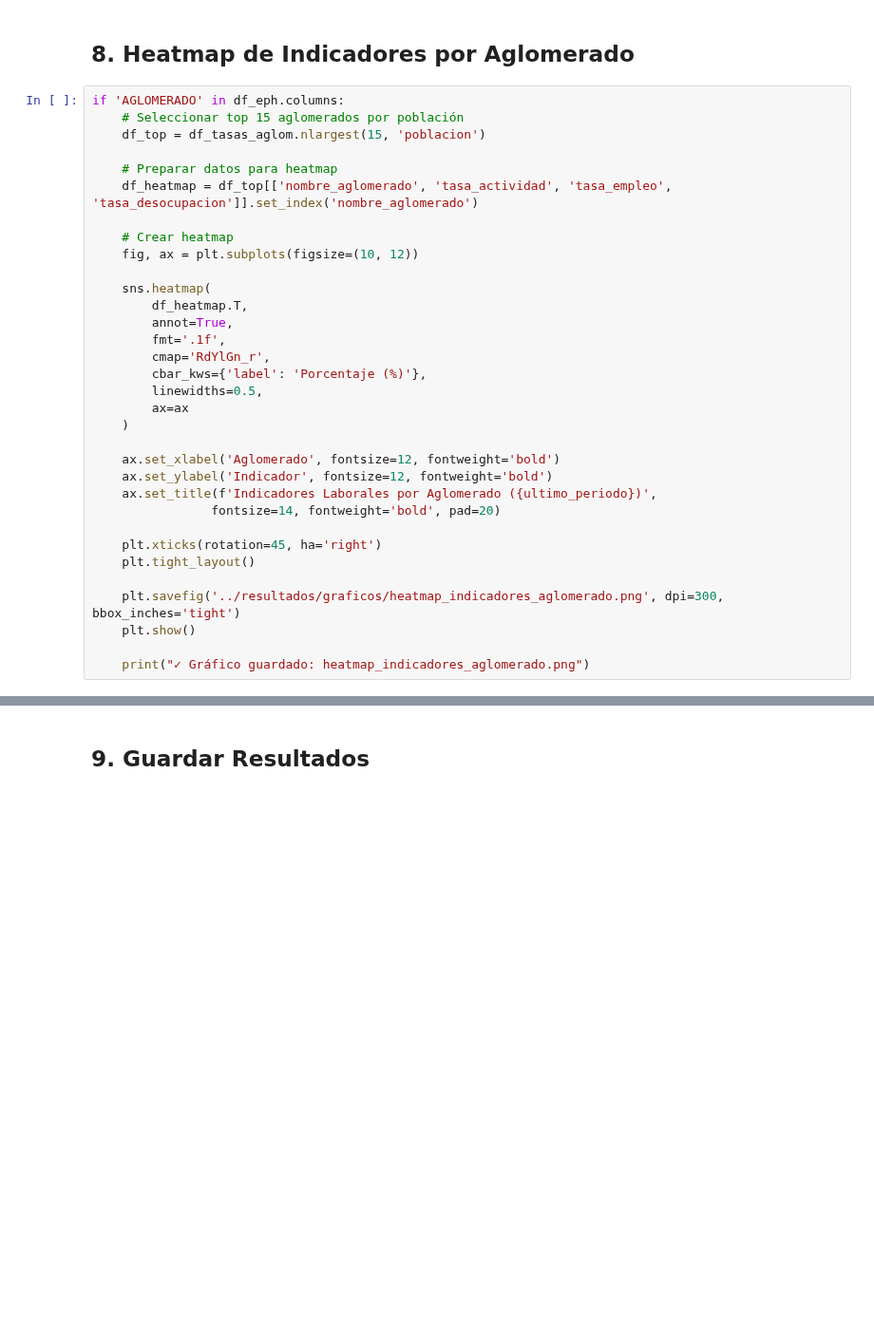
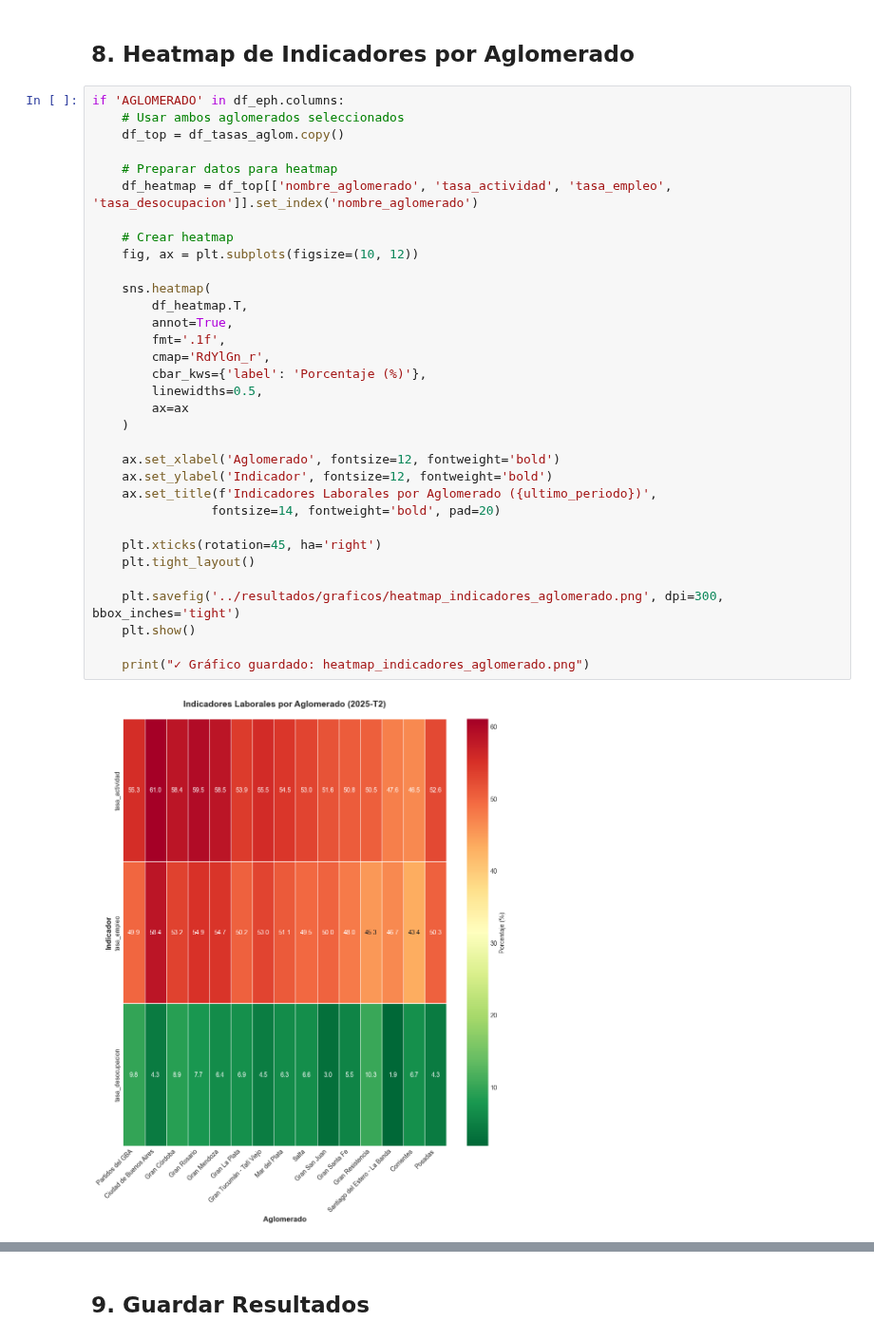
Before and after one commit to Francopuricelli/ANALISIS-DE-DATOS, a Jupyter notebook: notebooks/05_visualizacion_georreferenciada.ipynb, the cells around one changed output, grey strips where cells are left out. Shown at 95% size. Saved outputs shown, nothing was run; the diff lists cells and outputs as text; blank space fills up the shorter version.

```diff
--- a/notebooks/05_visualizacion_georreferenciada.ipynb
+++ b/notebooks/05_visualizacion_georreferenciada.ipynb
@@ -309,34 +315,36 @@ else:
 ## 8. Heatmap de Indicadores por Aglomerado
 # %%
 if 'AGLOMERADO' in df_eph.columns:
-    # Seleccionar top 15 aglomerados por población
-    df_top = df_tasas_aglom.nlargest(15, 'poblacion')
+    # Usar ambos aglomerados seleccionados
+    df_top = df_tasas_aglom.copy()
 
     # Preparar datos para heatmap
     df_heatmap = df_top[['nombre_aglomerado', 'tasa_actividad', 'tasa_empleo', 'tasa_desocupacion']].set_index('nombre_aglomerado')
 
     # Crear heatmap
     fig, ax = plt.subplots(figsize=(10, 12))
 
     sns.heatmap(
         df_heatmap.T,
         annot=True,
         fmt='.1f',
         cmap='RdYlGn_r',
         cbar_kws={'label': 'Porcentaje (%)'},
         linewidths=0.5,
         ax=ax
     )
 
     ax.set_xlabel('Aglomerado', fontsize=12, fontweight='bold')
     ax.set_ylabel('Indicador', fontsize=12, fontweight='bold')
     ax.set_title(f'Indicadores Laborales por Aglomerado ({ultimo_periodo})',
                 fontsize=14, fontweight='bold', pad=20)
 
     plt.xticks(rotation=45, ha='right')
     plt.tight_layout()
 
     plt.savefig('../resultados/graficos/heatmap_indicadores_aglomerado.png', dpi=300, bbox_inches='tight')
     plt.show()
 
     print("✓ Gráfico guardado: heatmap_indicadores_aglomerado.png")
+# %% [output]
+[figure, added]
```
Also changed, not shown: parts of 11 cells of this notebook, 5 other files.
